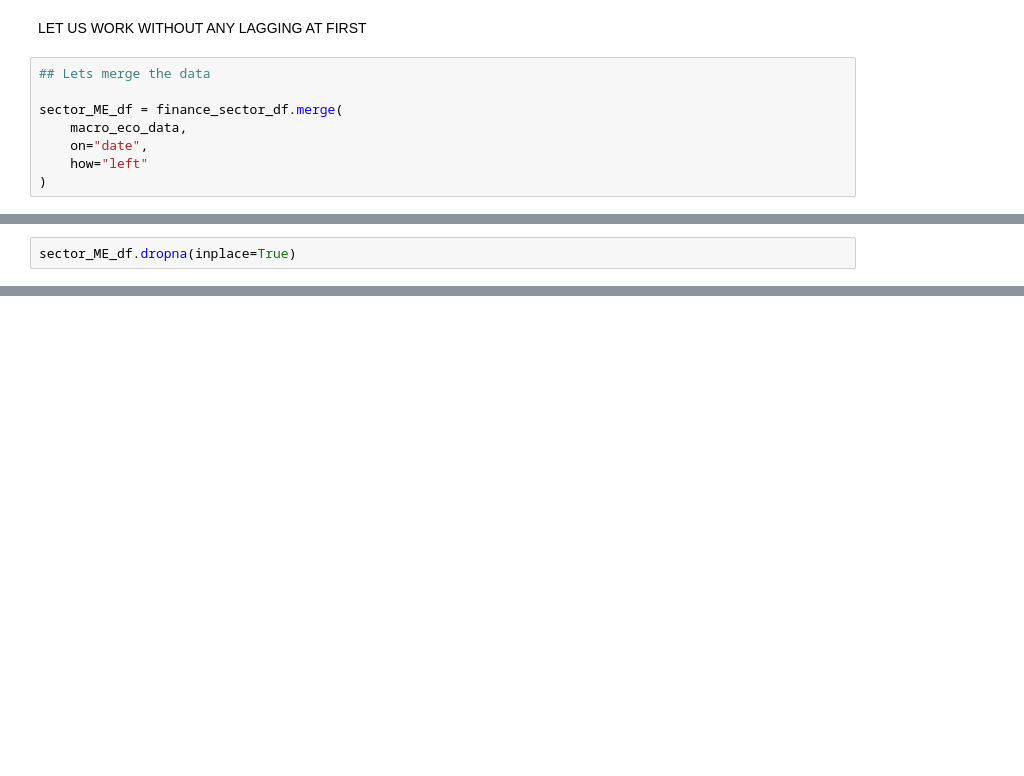
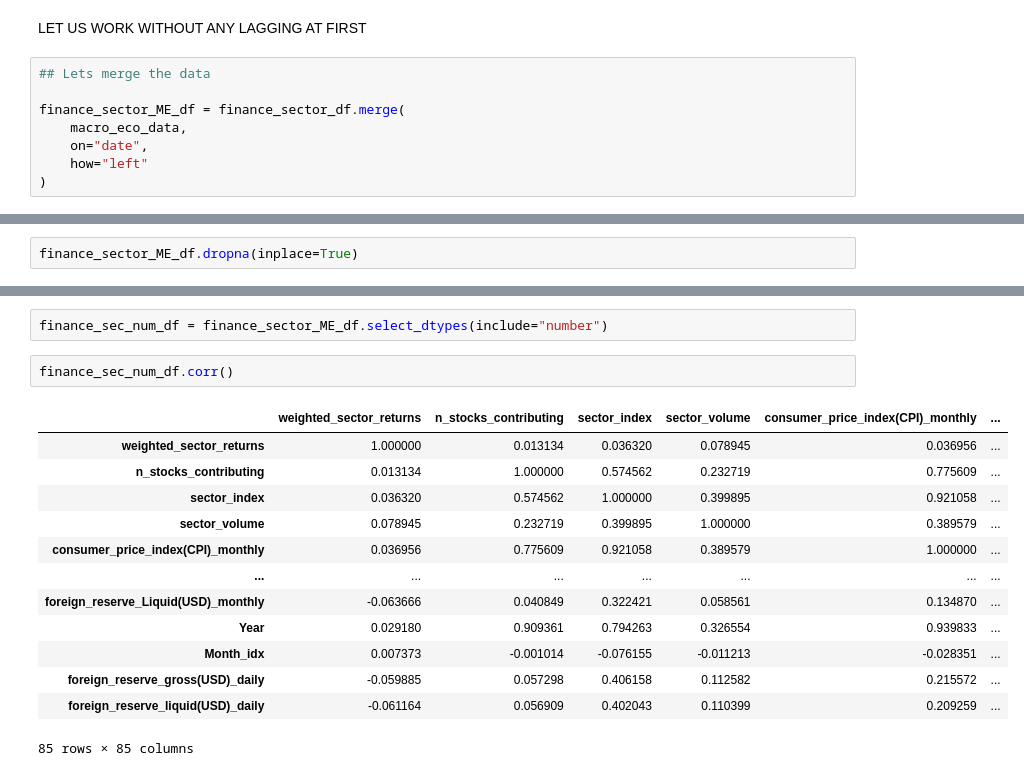
Before and after one commit to Udeani4/SectorLevel_StockPerformance_Predictoion, a Jupyter notebook: stock_sector_training.ipynb, the cells around one changed output, grey strips where cells are left out. Saved outputs shown, nothing was run; the diff lists cells and outputs as text; blank space fills up the shorter version.

```diff
--- a/stock_sector_training.ipynb
+++ b/stock_sector_training.ipynb
@@ -126,7 +126,7 @@ LET US WORK WITHOUT ANY LAGGING AT FIRST
 # %%
 ## Lets merge the data
 
-sector_ME_df = finance_sector_df.merge(
+finance_sector_ME_df = finance_sector_df.merge(
     macro_eco_data,
     on="date",
     how="left"
@@ -148,5 +148,5 @@ sector_ME_df
 | 2290 | 2026-07-17 | financial_services | 1.536021 | 35.0 | 2824.670764 | 295044834.0 | NaN | ... |
 2291 rows × 89 columns
 # %%
-sector_ME_df.dropna(inplace=True)
+finance_sector_ME_df.dropna(inplace=True)
 # %%
@@ -161,0 +182,18 @@ sector_ME_df.head()
+# %%
+finance_sec_num_df = finance_sector_ME_df.select_dtypes(include="number")
+# %%
+finance_sec_num_df.corr()
+# %% [output]
+|  | weighted_sector_returns | n_stocks_contributing | sector_index | sector_volume | consumer_price_index(CPI)_monthly | ... |
+| weighted_sector_returns | 1.000000 | 0.013134 | 0.036320 | 0.078945 | 0.036956 | ... |
+| n_stocks_contributing | 0.013134 | 1.000000 | 0.574562 | 0.232719 | 0.775609 | ... |
+| sector_index | 0.036320 | 0.574562 | 1.000000 | 0.399895 | 0.921058 | ... |
+| sector_volume | 0.078945 | 0.232719 | 0.399895 | 1.000000 | 0.389579 | ... |
+| consumer_price_index(CPI)_monthly | 0.036956 | 0.775609 | 0.921058 | 0.389579 | 1.000000 | ... |
+| ... | ... | ... | ... | ... | ... | ... |
+| foreign_reserve_Liquid(USD)_monthly | -0.063666 | 0.040849 | 0.322421 | 0.058561 | 0.134870 | ... |
+| Year | 0.029180 | 0.909361 | 0.794263 | 0.326554 | 0.939833 | ... |
+| Month_idx | 0.007373 | -0.001014 | -0.076155 | -0.011213 | -0.028351 | ... |
+| foreign_reserve_gross(USD)_daily | -0.059885 | 0.057298 | 0.406158 | 0.112582 | 0.215572 | ... |
+| foreign_reserve_liquid(USD)_daily | -0.061164 | 0.056909 | 0.402043 | 0.110399 | 0.209259 | ... |
+85 rows × 85 columns
```
Also changed, not shown: parts of 3 cells of this notebook.
